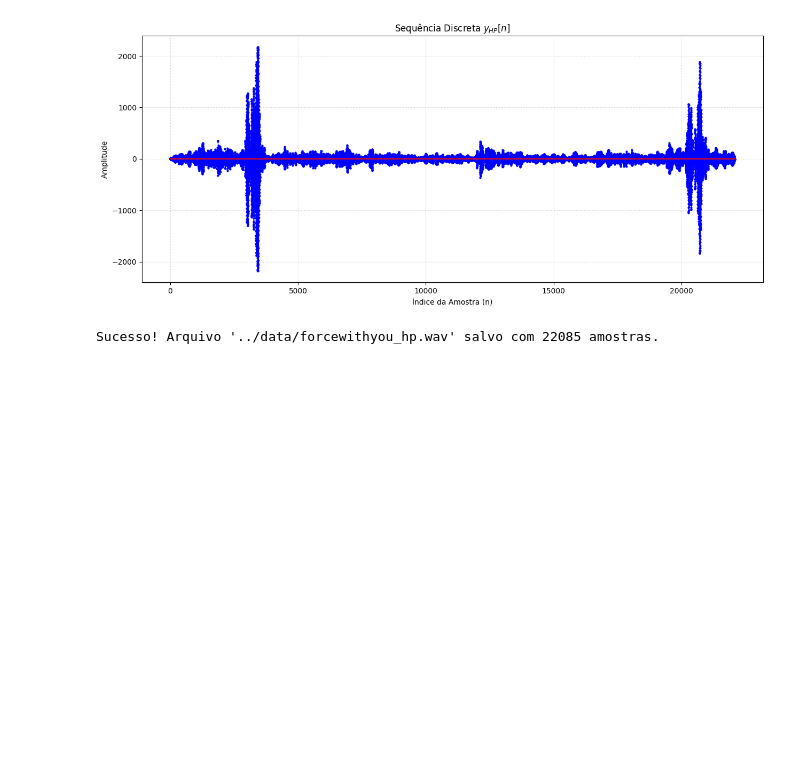
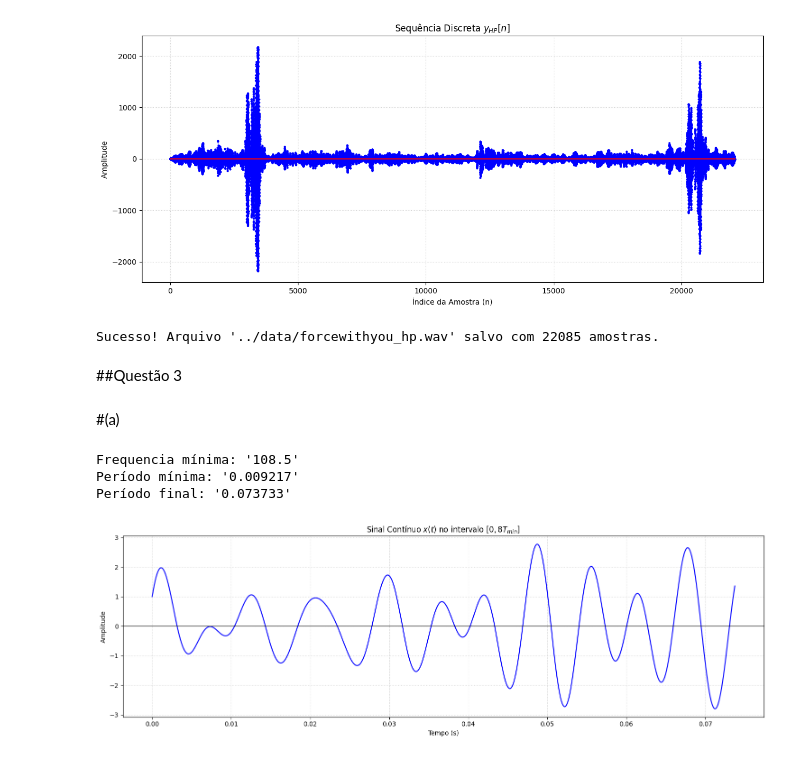
Before and after one commit to DaniDanyDani/CEL100-UFJF, a Jupyter notebook: src/Trabalho1.ipynb, the cells around one changed output. Cells and saved outputs as stored; diff of their text form; code cells hidden in the pictures; blank space fills up the shorter version.

Commit message:
Questão 3

```diff
--- a/src/Trabalho1.ipynb
+++ b/src/Trabalho1.ipynb
@@ -169,3 +169,40 @@ salvar_x_n(y_hp_n, "../data/forcewithyou_hp.wav")
 [figure]
 [figure]
 Sucesso! Arquivo '../data/forcewithyou_hp.wav' salvo com 22085 amostras.
+# %% [markdown]
+##Questão 3
+# %% [markdown]
+#(a)
+# %%
+f_min = 217 / 2
+t_min = 1 / f_min
+t_final = 8 * t_min
+
+t = np.linspace(0, t_final, 2000)
+
+x_t = np.sin(300 * np.pi * t) + np.cos(325 * np.pi * t) + np.sin(217 * np.pi * t)
+
+
+
+plt.figure(figsize=(15, 5))
+plt.plot(t, x_t, color='blue', linewidth=1.5)
+
+
+plt.title("Sinal Contínuo $x(t)$ no intervalo $[0, 8T_{min}]$")
+plt.xlabel("Tempo (s)")
+plt.ylabel("Amplitude")
+plt.grid(True, linestyle=':', alpha=0.7)
+
+plt.axhline(0, color='black', linewidth=0.8)
+
+plt.tight_layout()
+print(f"Frequencia mínima: '{f_min}'")
+print(f"Período mínima: '{t_min:6f}'")
+print(f"Período final: '{t_final:6f}'")
+
+plt.show()
+# %% [output]
+Frequencia mínima: '108.5'
+Período mínima: '0.009217'
+Período final: '0.073733'
+[figure, added]
```
Also changed, not shown: parts of 9 cells of this notebook.
